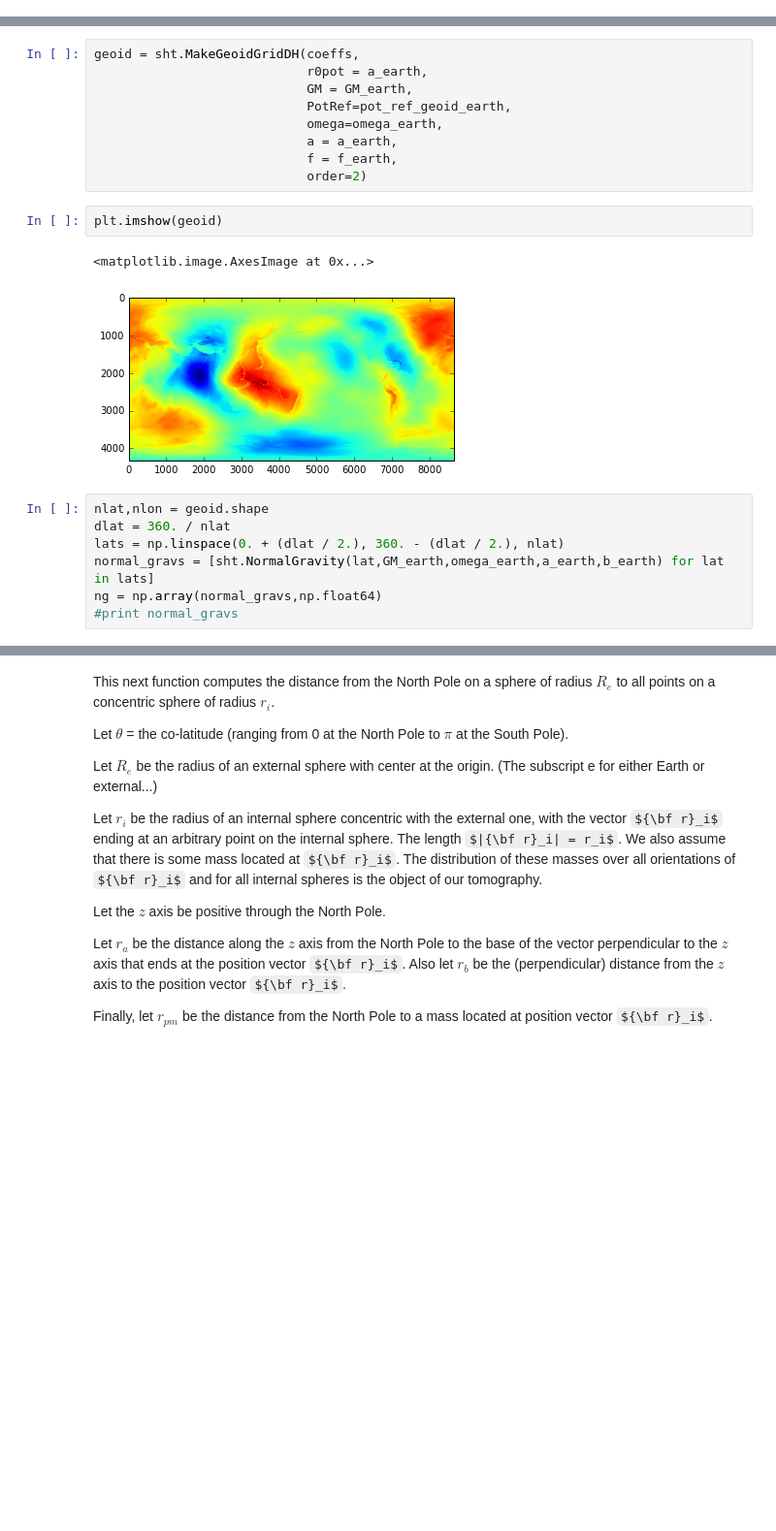
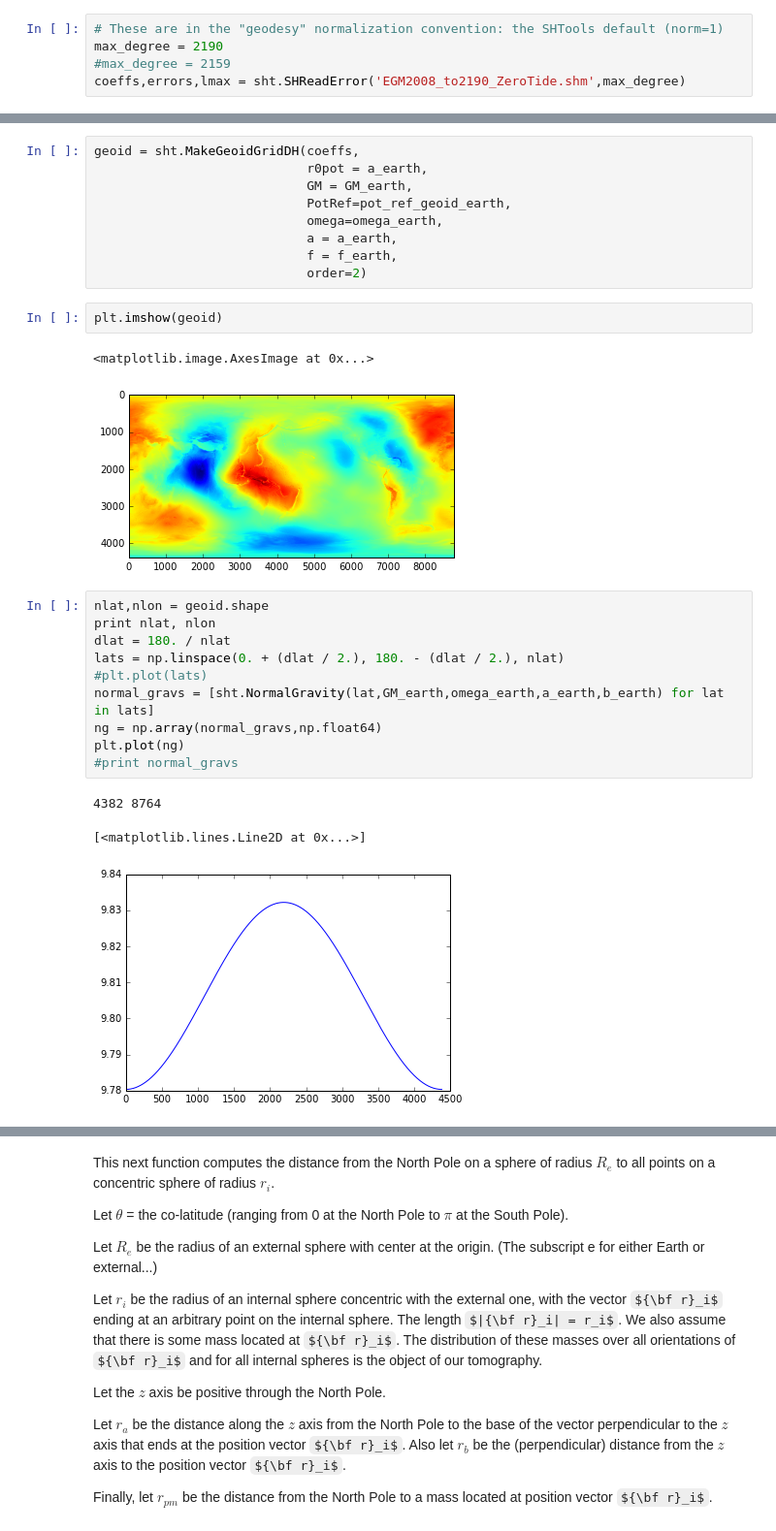
Before and after one commit to korin-worm-code/GravityTomo, a Jupyter notebook: GravTomoCleanedUp.ipynb, the cells around one changed output, grey strips where cells are left out. Shown at 97% size. Cells and saved outputs as stored; diff of their text form; some formulas as TeX source; blank space fills up the shorter version.

```diff
--- a/GravTomoCleanedUp.ipynb
+++ b/GravTomoCleanedUp.ipynb
@@ -12,3 +10,8 @@ coeffs,errors,lmax = sht.SHReadError('EGM2008_to2190_ZeroTide.shm',2159)
+# %%
+# These are in the "geodesy" normalization convention: the SHTools default (norm=1)
+max_degree = 2190
+#max_degree = 2159
+coeffs,errors,lmax = sht.SHReadError('EGM2008_to2190_ZeroTide.shm',max_degree)
 # %%
 # These are appropriate values for the GRS80 model
 omega_earth = 7.292115e-5
@@ -45,14 +48,21 @@ geoid = sht.MakeGeoidGridDH(coeffs,
 plt.imshow(geoid)
 # %% [output]
 <matplotlib.image.AxesImage at 0x...>
-[figure, old version]
+[figure, new version]
 # %%
 nlat,nlon = geoid.shape
-dlat = 360. / nlat
-lats = np.linspace(0. + (dlat / 2.), 360. - (dlat / 2.), nlat)
+print nlat, nlon
+dlat = 180. / nlat
+lats = np.linspace(0. + (dlat / 2.), 180. - (dlat / 2.), nlat)
+#plt.plot(lats)
 normal_gravs = [sht.NormalGravity(lat,GM_earth,omega_earth,a_earth,b_earth) for lat in lats]
 ng = np.array(normal_gravs,np.float64)
+plt.plot(ng)
 #print normal_gravs
+# %% [output]
+4382 8764
+[<matplotlib.lines.Line2D at 0x...>]
+[figure, added]
 # %%
 # Brun's formula
 T = geoid * ng[:,np.newaxis]
```
Also changed, not shown: parts of 34 cells of this notebook.
